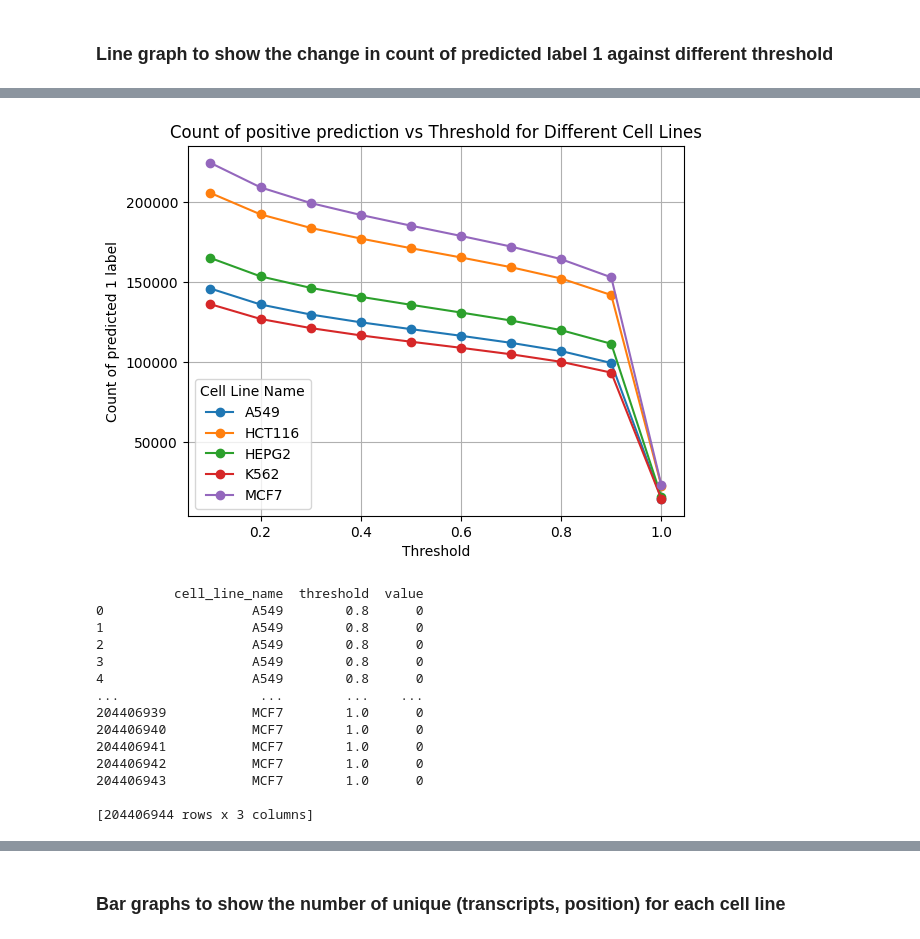
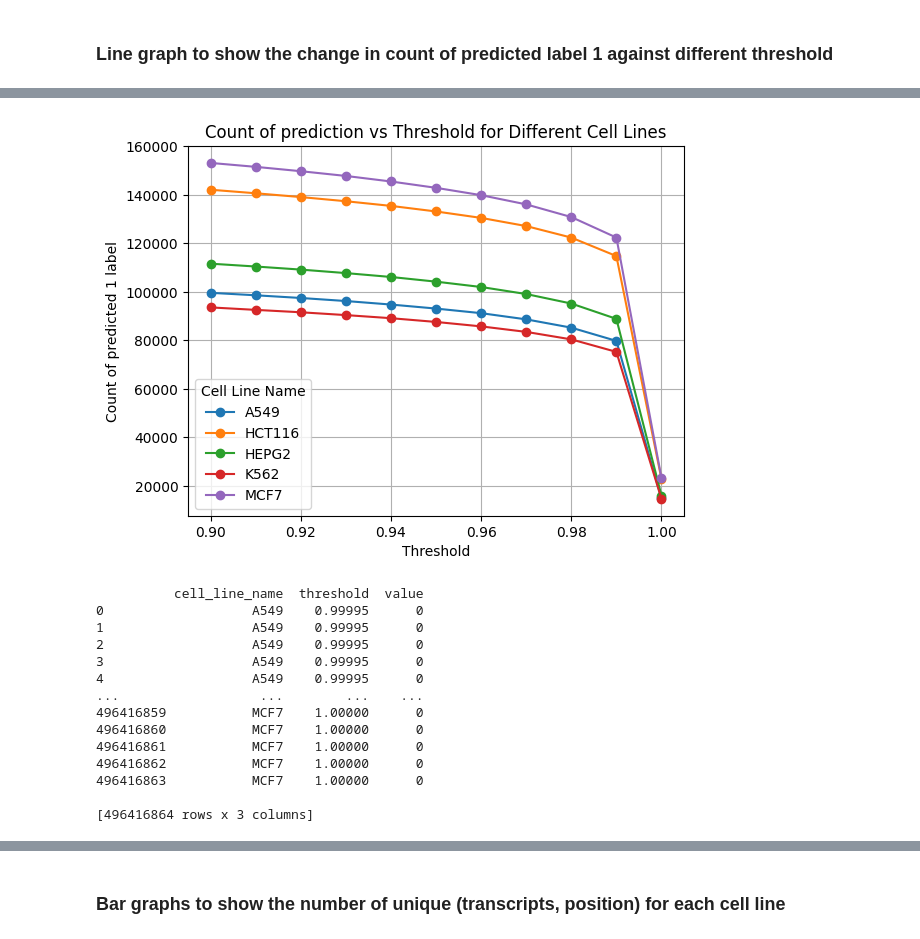
Before and after one commit to OYL02/helix4262, a Jupyter notebook: notebooks/task2.ipynb, the cells around one changed output, grey strips where cells are left out. Saved outputs shown, nothing was run; the diff lists cells and outputs as text; code cells hidden in the pictures.

```diff
--- a/notebooks/task2.ipynb
+++ b/notebooks/task2.ipynb
@@ -183,6 +218,6 @@ melt_df = pred_df.melt(id_vars = ['cell_line_name'],
                        value_vars = thresholds_name_list,
                        var_name = "threshold")
 # %%
-melt_df["threshold"] = melt_df["threshold"].astype(int)/10
+melt_df["threshold"] = melt_df["threshold"].astype(int)/10000
 print(melt_df)
 # %% [output]
@@ -202,0 +238,5 @@ print(melt_df)
+# %%
+count_df = melt_df.groupby(['cell_line_name', 'threshold'])['value'].apply(lambda x: (x == 1).sum()).reset_index()
+count_df = pd.merge(count_df, final_count, on = 'cell_line_name')
+count_df['percentage'] = (count_df['value']/count_df['count']) * 100
+print(count_df)
@@ -202,0 +261,14 @@ print(melt_df)
+# %%
+for cell_line in count_df['cell_line_name'].unique():
+    subset = count_df[count_df['cell_line_name'] == cell_line]
+    plt.plot(subset['threshold'], subset['percentage'], marker='o', label=cell_line)
+
+# Adding labels and title
+plt.xlabel('Threshold')
+plt.ylabel('Percantage of predicted 1 label')
+plt.title('Percentage of positive prediction vs Threshold for Different Cell Lines')
+plt.legend(title='Cell Line Name')
+plt.grid()
+
+# Show the plot
+plt.show()
@@ -202,0 +277,15 @@ print(melt_df)
+# %%
+import pandas as pd
+import numpy as np
+pred_df = pd.read_csv("../dataset/pred_merged.csv")
+thresholds = list(np.arange(0.99995, 1.000001, 0.000001))
+thresholds_name_list = []
+y = 90
+for i in thresholds:
+    pred_df[f"{y}"] = pred_df['score'].apply(lambda x: 1 if x >= i else 0)
+    thresholds_name_list.append(f"{y}")
+    y += 1
+
+melt_df = pred_df.melt(id_vars = ['cell_line_name'],
+                       value_vars = thresholds_name_list,
+                       var_name = "threshold")
@@ -224,19 +331,20 @@ print(count_df)
 # %%
+import matplotlib.pyplot as plt
 for cell_line in count_df['cell_line_name'].unique():
     subset = count_df[count_df['cell_line_name'] == cell_line]
     plt.plot(subset['threshold'], subset['value'], marker='o', label=cell_line)
 
 # Adding labels and title
 plt.xlabel('Threshold')
 plt.ylabel('Count of predicted 1 label')
-plt.title('Count of positive prediction vs Threshold for Different Cell Lines')
+plt.title('Count of prediction vs Threshold for Different Cell Lines')
 plt.legend(title='Cell Line Name')
 plt.grid()
 
 # Show the plot
 plt.show()
 # %% [output]
-[figure, old version]
+[figure, new version]
 # %%
 import pandas as pd
 import numpy as np
@@ -253,23 +361,23 @@ melt_df = pred_df.melt(id_vars = ['cell_line_name'],
                        value_vars = thresholds_name_list,
                        var_name = "threshold")
 # %%
-melt_df["threshold"] = melt_df["threshold"].astype(int)/100
+melt_df["threshold"] = melt_df["threshold"].astype(int)/1000000
 print(melt_df)
 # %% [output]
           cell_line_name  threshold  value
-0                   A549        0.8      0
-1                   A549        0.8      0
-2                   A549        0.8      0
-3                   A549        0.8      0
-4                   A549        0.8      0
+0                   A549    0.99995      0
+1                   A549    0.99995      0
+2                   A549    0.99995      0
+3                   A549    0.99995      0
+4                   A549    0.99995      0
 ...                  ...        ...    ...
-204406939           MCF7        1.0      0
-204406940           MCF7        1.0      0
-204406941           MCF7        1.0      0
-204406942           MCF7        1.0      0
-204406943           MCF7        1.0      0
+496416859           MCF7    1.00000      0
+496416860           MCF7    1.00000      0
+496416861           MCF7    1.00000      0
+496416862           MCF7    1.00000      0
+496416863           MCF7    1.00000      0
 
-[204406944 rows x 3 columns]
+[496416864 rows x 3 columns]
 # %%
 count_df = melt_df.groupby(['cell_line_name', 'threshold'])['value'].apply(lambda x: (x == 1).sum()).reset_index()
 print(count_df)
```
Also changed, not shown: parts of 18 cells of this notebook.
